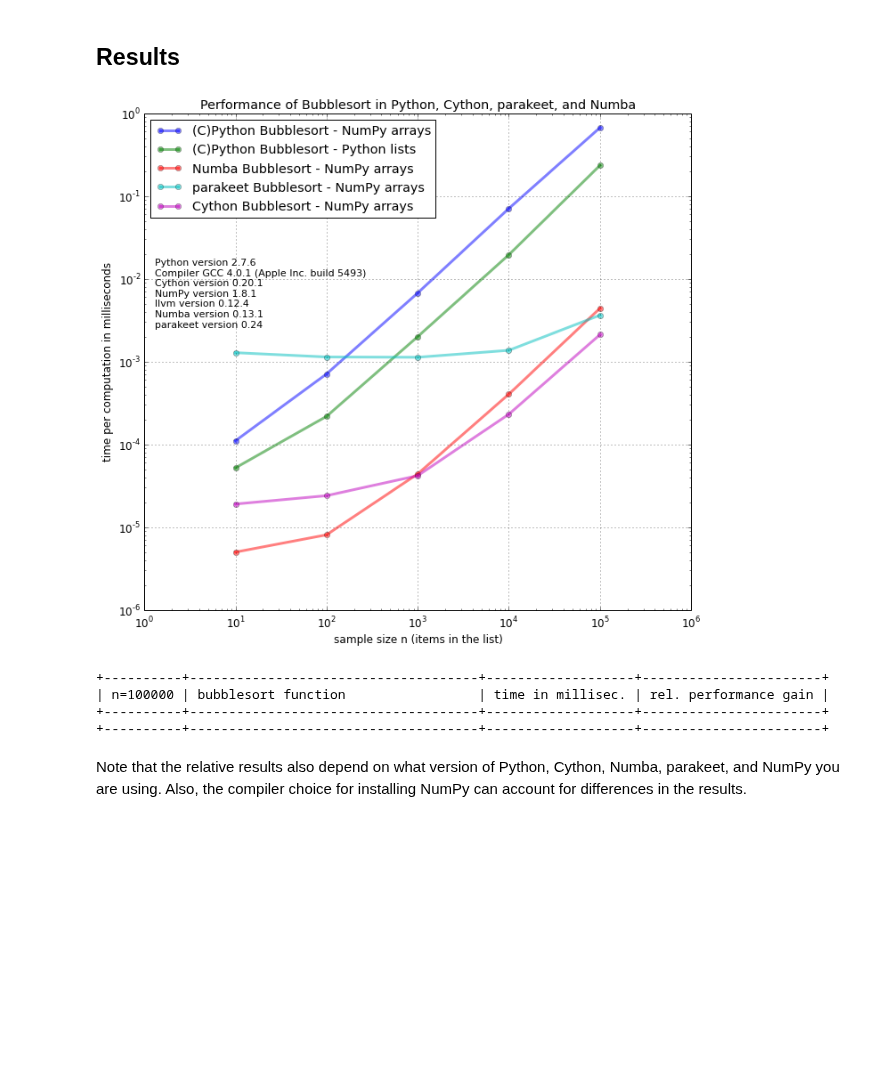
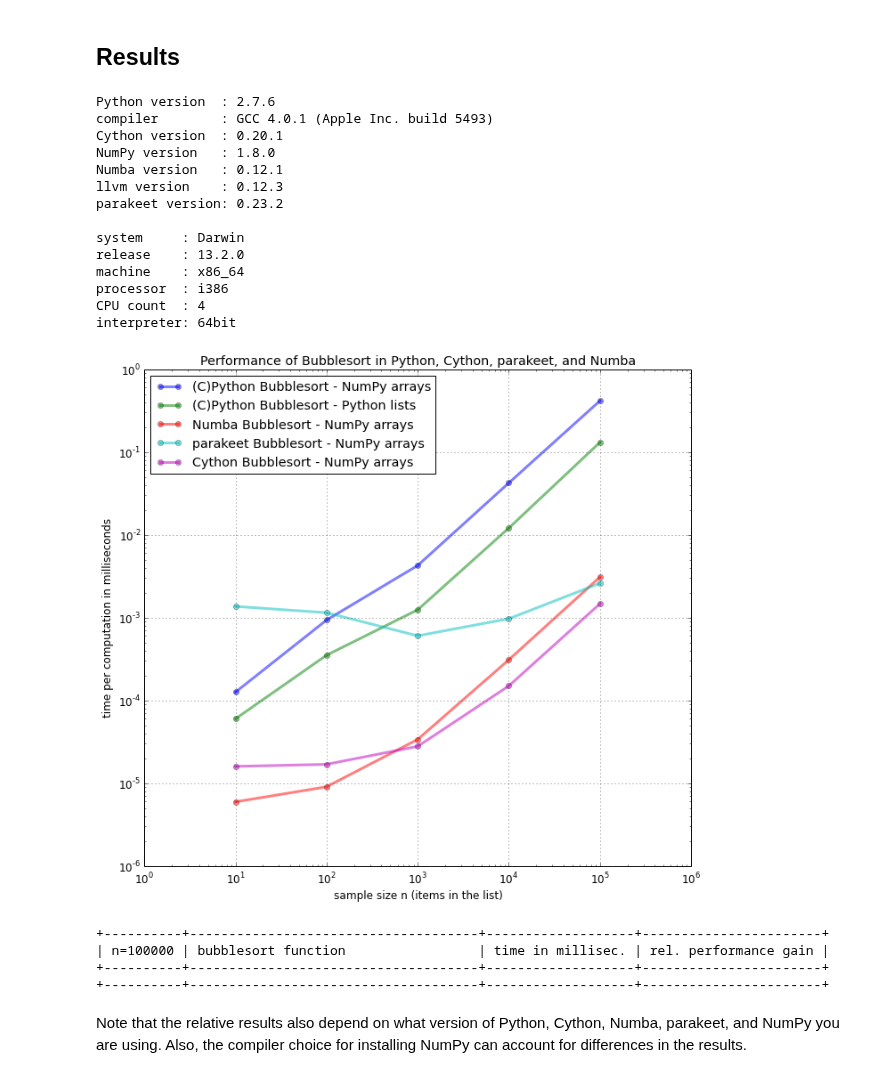
Before and after one commit to rasbt/One-Python-benchmark-per-day, a Jupyter notebook: ipython_nbs/day4_2_cython_numba_parakeet.ipynb, the cells around one changed output. Drawn from its saved outputs; the diff is of its cells as text; code cells hidden in the pictures; blank space fills up the shorter version.

```diff
--- a/ipython_nbs/day4_2_cython_numba_parakeet.ipynb
+++ b/ipython_nbs/day4_2_cython_numba_parakeet.ipynb
@@ -201,7 +199,7 @@ funcs = ['python_bubblesort',
          'parakeet_bubblesort'
          ]
 
-orders_n = [10**n for n in range(1, 7)]
+orders_n = [10**n for n in range(1, 6)]
 timings = {f:[] for f in funcs}
 
 for n in orders_n:
@@ -263,7 +246,7 @@ sys_info = [
 # %%
 import matplotlib.pyplot as plt
 
-def plot(timings, title, ranked_labels, labels, orders_n, sys_info):
+def plot(timings, title, ranked_labels, labels, orders_n):
     plt.rcParams.update({'font.size': 12})
 
     fig = plt.figure(figsize=(11,10))
@@ -301,24 +284,38 @@ def summary_table(ranked_labels):
 # %%
 title = 'Performance of Bubblesort in Python, Cython, parakeet, and Numba'
 
 labels = {'python_bubblesort':'(C)Python Bubblesort - Python lists',
           'python_bubblesort_ary':'(C)Python Bubblesort - NumPy arrays',
           'cython_bubblesort': 'Cython Bubblesort - NumPy arrays',
           'numba_bubblesort': 'Numba Bubblesort - NumPy arrays',
           'parakeet_bubblesort': 'parakeet Bubblesort - NumPy arrays'
           }
 
 ranked_by_time = sorted([(time[1][-1],time[0]) for time in timings.items()], reverse=True)
 
-plot_sysinfo()
-plot(timings, title, [l for t,l in ranked_by_time], labels, orders_n, sys_info)
+print_sysinfo()
+plot(timings, title, [l for t,l in ranked_by_time], labels, orders_n)
 summary_table(ranked_by_time)
 # %% [output]
+Python version  : 2.7.6
+compiler        : GCC 4.0.1 (Apple Inc. build 5493)
+Cython version  : 0.20.1
+NumPy version   : 1.8.0
+Numba version   : 0.12.1
+llvm version    : 0.12.3
+parakeet version: 0.23.2
+
+system     : Darwin
+release    : 13.2.0
+machine    : x86_64
+processor  : i386
+CPU count  : 4
+interpreter: 64bit
-[figure, old version]
+[figure, new version]
-+----------+-------------------------------------+-------------------+-----------------------+
-| n=100000 | bubblesort function                 | time in millisec. | rel. performance gain |
-+----------+-------------------------------------+-------------------+-----------------------+
-+----------+-------------------------------------+-------------------+-----------------------+
++----------+-------------------------------------+-------------------+-----------------------+
+| n=100000 | bubblesort function                 | time in millisec. | rel. performance gain |
++----------+-------------------------------------+-------------------+-----------------------+
++----------+-------------------------------------+-------------------+-----------------------+
 # %% [markdown]
 Note that the relative results also depend on what version of Python, Cython, Numba, parakeet, and NumPy you are using. Also, the compiler choice for installing NumPy can account for differences in the results.
 # %% [markdown]
```
Also changed, not shown: parts of 4 cells of this notebook.
